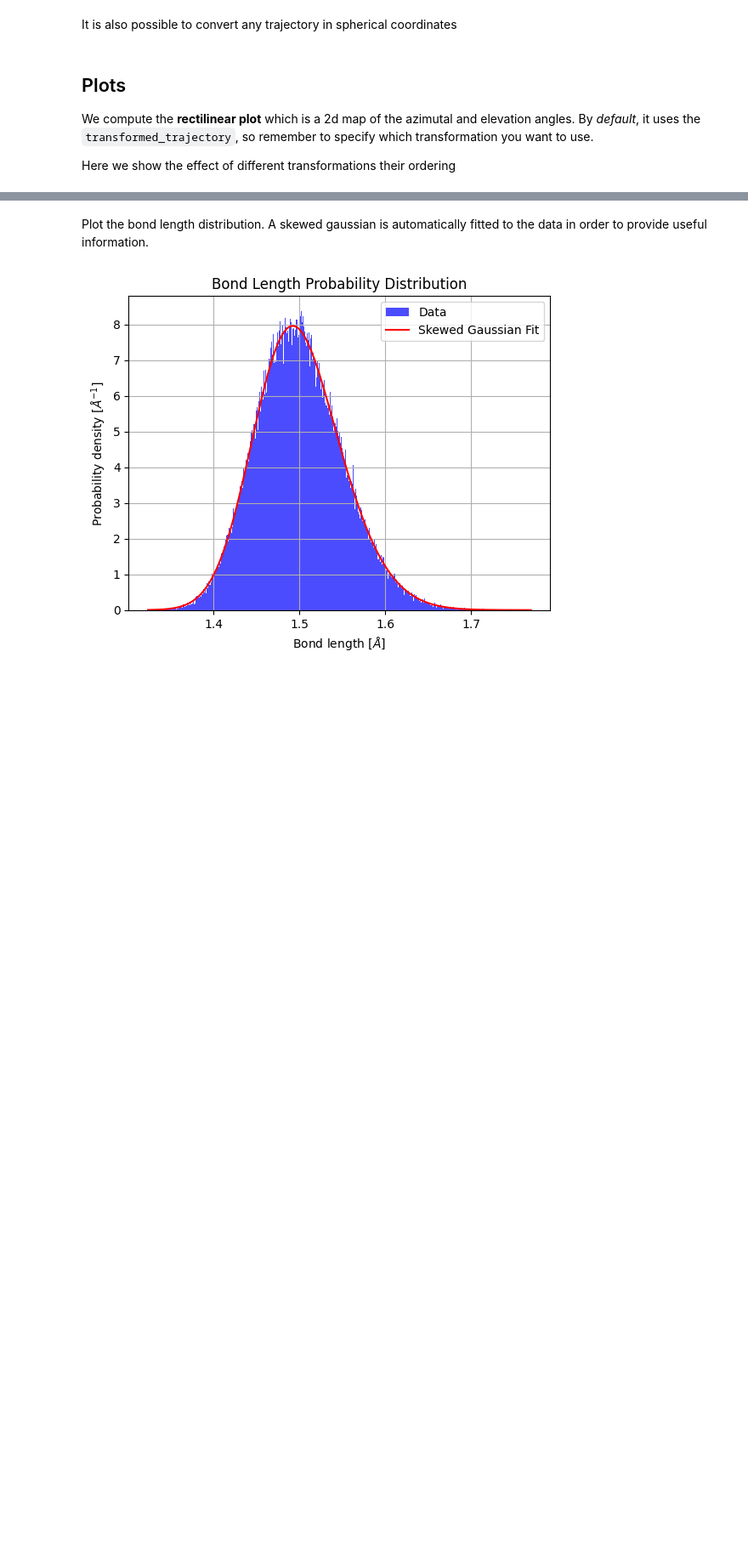
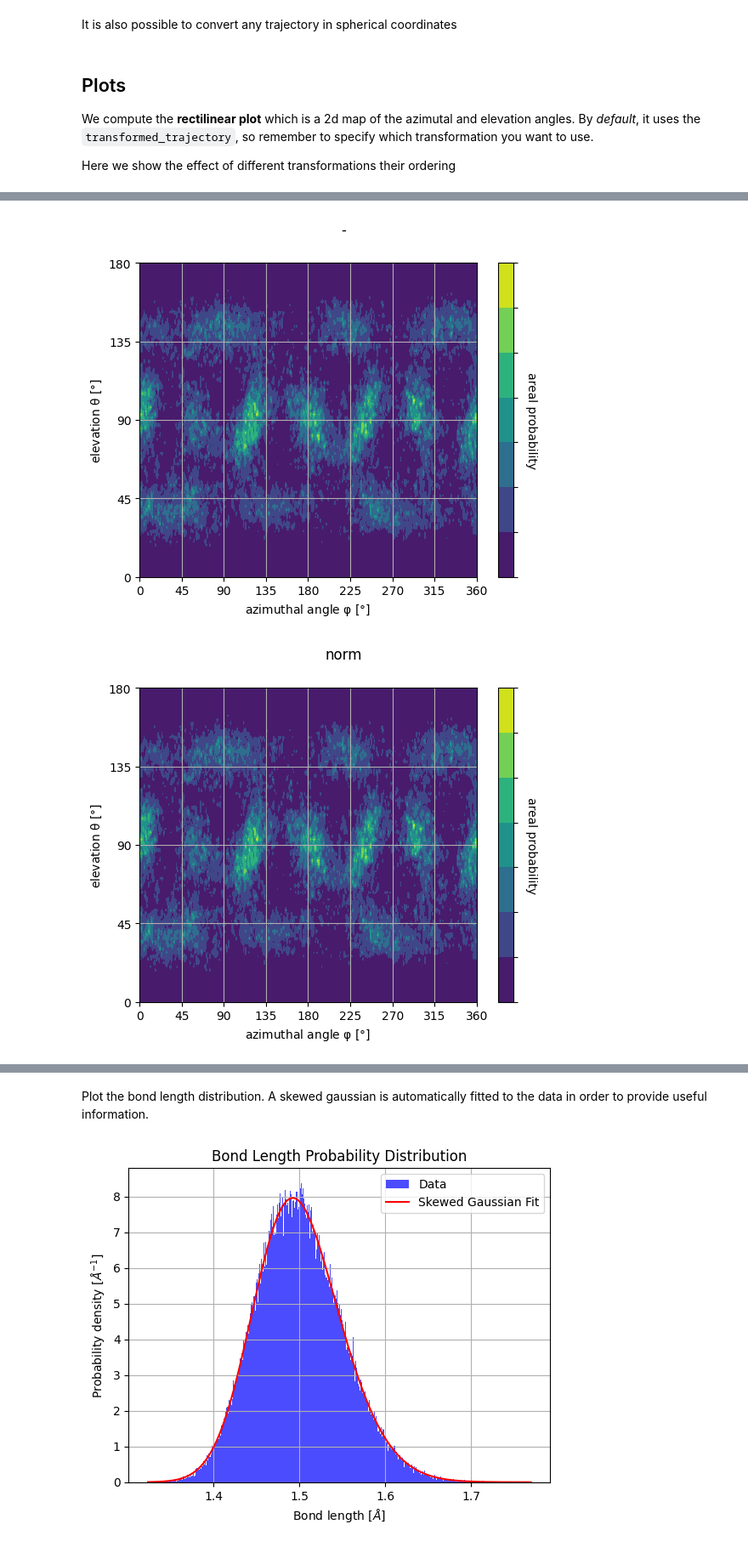
Before and after one commit to GEMDAT-repos/gemdat-notebooks, a Jupyter notebook: rotations.ipynb, the cells around one changed output, grey strips where cells are left out. Shown at 85% size. Drawn from its saved outputs; the diff is of its cells as text; code cells hidden in the pictures; blank space fills up the shorter version.

```diff
--- a/rotations.ipynb
+++ b/rotations.ipynb
@@ -113,0 +94,32 @@ for tr in [ None, ['Normalize'], ['Normalize', 'Symmetrize'], ['Normalize', 'Con
+# %%
+fig = plots.rectilinear_plot(orientations=rotational_traj, normalize_histo=False)
+fig.suptitle('-')
+fig.show()
+
+traj = rotational_traj.normalize()
+fig = plots.rectilinear_plot(orientations=traj, normalize_histo=False)
+fig.suptitle('norm')
+fig.show()
+
+traj = rotational_traj.normalize().symmetrize(sym_group='m-3m')
+fig = plots.rectilinear_plot(orientations=traj, normalize_histo=False)
+fig.suptitle('norm->symm')
+fig.show()
+
+traj = rotational_traj.normalize().conventional(prim_to_conv_matrix)
+fig = plots.rectilinear_plot(orientations=traj, normalize_histo=False)
+fig.suptitle('norm->conv')
+fig.show()
+
+traj = rotational_traj.normalize().symmetrize(sym_group='m-3m').conventional(prim_to_conv_matrix)
+fig = plots.rectilinear_plot(orientations=traj, normalize_histo=False)
+fig.suptitle('norm->symm->conv')
+fig.show()
+
+traj = rotational_traj.normalize().conventional(prim_to_conv_matrix).symmetrize(sym_group='m-3m')
+fig = plots.rectilinear_plot(orientations=traj, normalize_histo=False)
+fig.suptitle('norm->conv->symm')
+fig.show()
+# %% [output]
+[figure, added]
+[figure, added]
```
Also changed, not shown: parts of 17 cells of this notebook.
